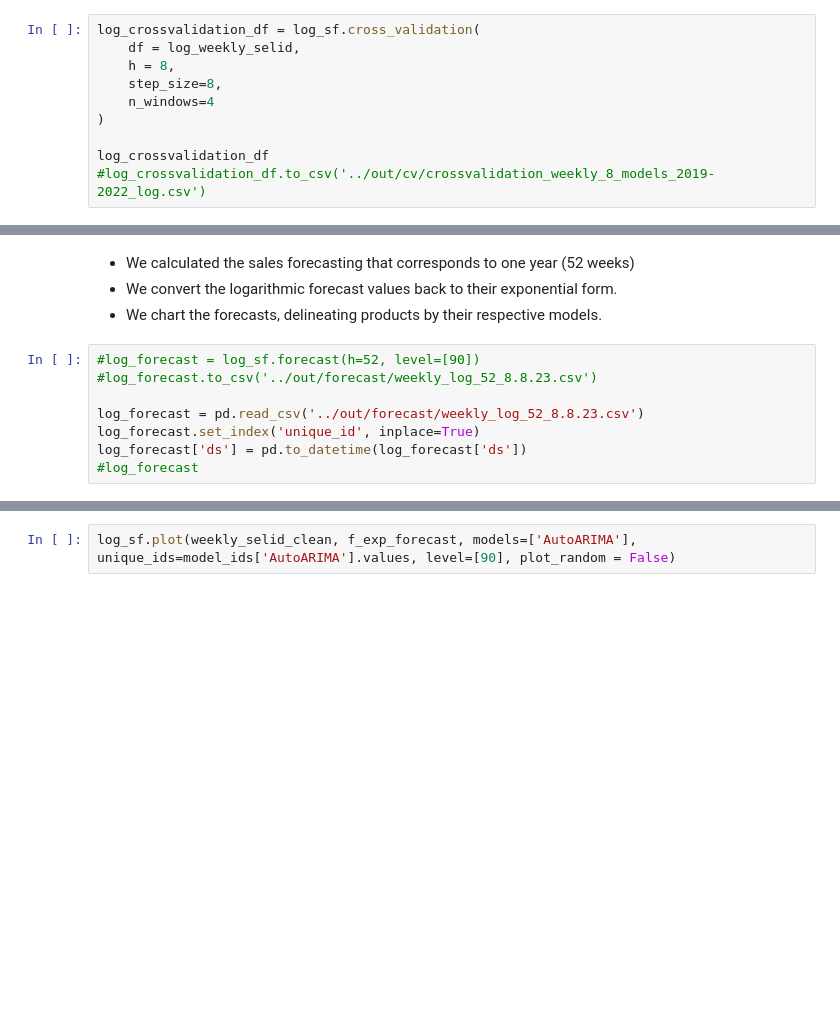
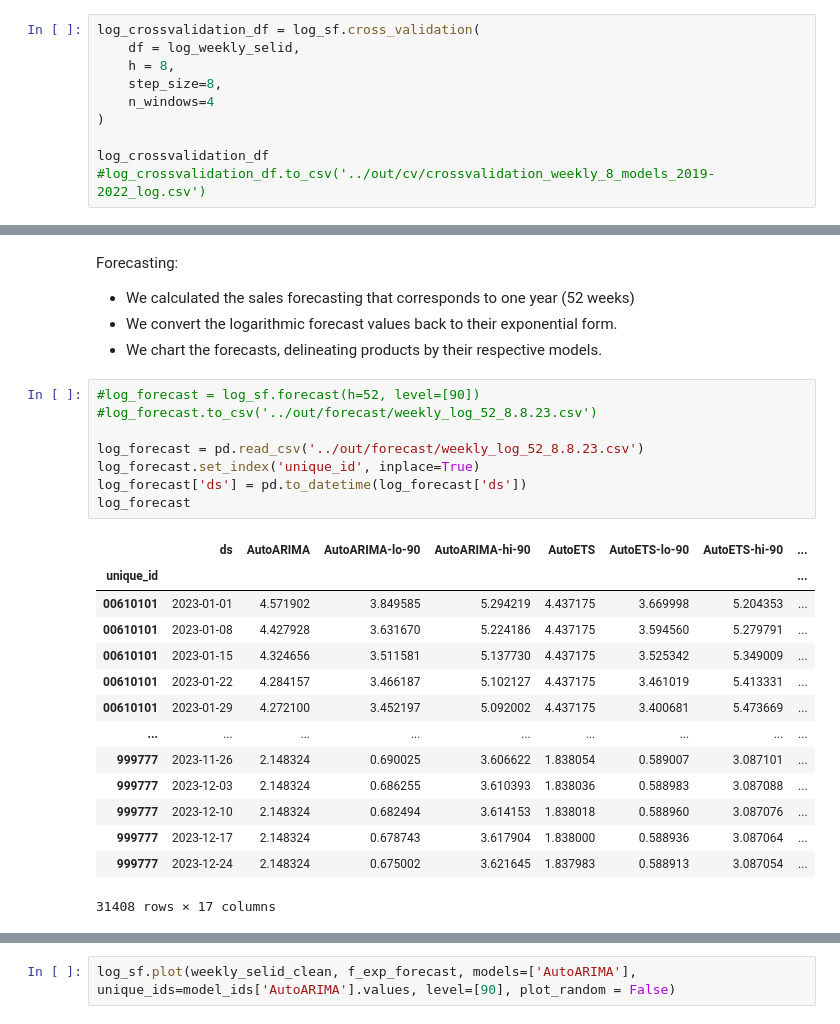
Before and after one commit to AndresCamargo-dev/tfm_uc3m_time_series_forecasting, a Jupyter notebook: code/modeling.ipynb, the cells around one changed output, grey strips where cells are left out. Saved outputs shown, nothing was run; the diff lists cells and outputs as text; blank space fills up the shorter version.

```diff
--- a/code/modeling.ipynb
+++ b/code/modeling.ipynb
@@ -364,15 +414,31 @@ f_global_wape_m
 # %% [markdown]
+Forecasting:
 * We calculated the sales forecasting that corresponds to one year (52 weeks)
 * We convert the logarithmic forecast values back to their exponential form.
 * We chart the forecasts, delineating products by their respective models.
 # %%
 #log_forecast = log_sf.forecast(h=52, level=[90])
 #log_forecast.to_csv('../out/forecast/weekly_log_52_8.8.23.csv')
 
 log_forecast = pd.read_csv('../out/forecast/weekly_log_52_8.8.23.csv')
 log_forecast.set_index('unique_id', inplace=True)
 log_forecast['ds'] = pd.to_datetime(log_forecast['ds'])
-#log_forecast
+log_forecast
+# %% [output]
+|  | ds | AutoARIMA | AutoARIMA-lo-90 | AutoARIMA-hi-90 | AutoETS | AutoETS-lo-90 | AutoETS-hi-90 | ... |
+| unique_id |  |  |  |  |  |  |  | ... |
+| 00610101 | 2023-01-01 | 4.571902 | 3.849585 | 5.294219 | 4.437175 | 3.669998 | 5.204353 | ... |
+| 00610101 | 2023-01-08 | 4.427928 | 3.631670 | 5.224186 | 4.437175 | 3.594560 | 5.279791 | ... |
+| 00610101 | 2023-01-15 | 4.324656 | 3.511581 | 5.137730 | 4.437175 | 3.525342 | 5.349009 | ... |
+| 00610101 | 2023-01-22 | 4.284157 | 3.466187 | 5.102127 | 4.437175 | 3.461019 | 5.413331 | ... |
+| 00610101 | 2023-01-29 | 4.272100 | 3.452197 | 5.092002 | 4.437175 | 3.400681 | 5.473669 | ... |
+| ... | ... | ... | ... | ... | ... | ... | ... | ... |
+| 999777 | 2023-11-26 | 2.148324 | 0.690025 | 3.606622 | 1.838054 | 0.589007 | 3.087101 | ... |
+| 999777 | 2023-12-03 | 2.148324 | 0.686255 | 3.610393 | 1.838036 | 0.588983 | 3.087088 | ... |
+| 999777 | 2023-12-10 | 2.148324 | 0.682494 | 3.614153 | 1.838018 | 0.588960 | 3.087076 | ... |
+| 999777 | 2023-12-17 | 2.148324 | 0.678743 | 3.617904 | 1.838000 | 0.588936 | 3.087064 | ... |
+| 999777 | 2023-12-24 | 2.148324 | 0.675002 | 3.621645 | 1.837983 | 0.588913 | 3.087054 | ... |
+31408 rows × 17 columns
 # %%
 columns = log_forecast.drop(columns=['ds']).columns.tolist()
 f_exp_forecast = log_forecast.copy()
```
Also changed, not shown: parts of 13 cells of this notebook, 2 other files.
